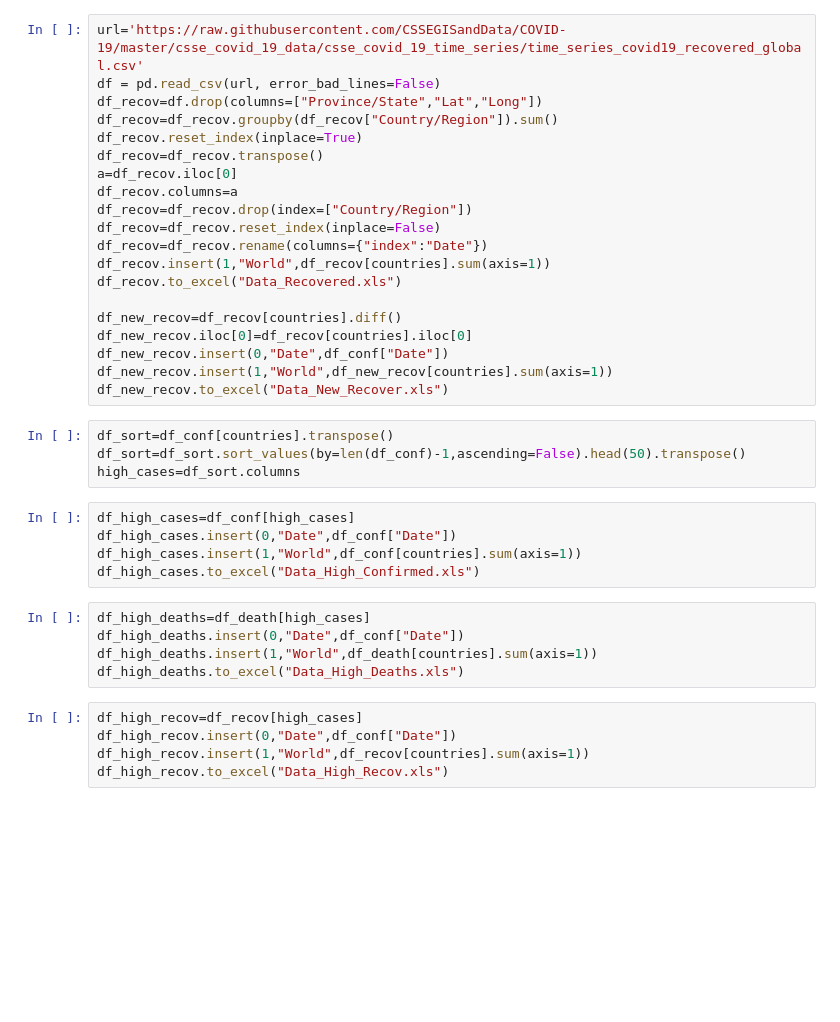
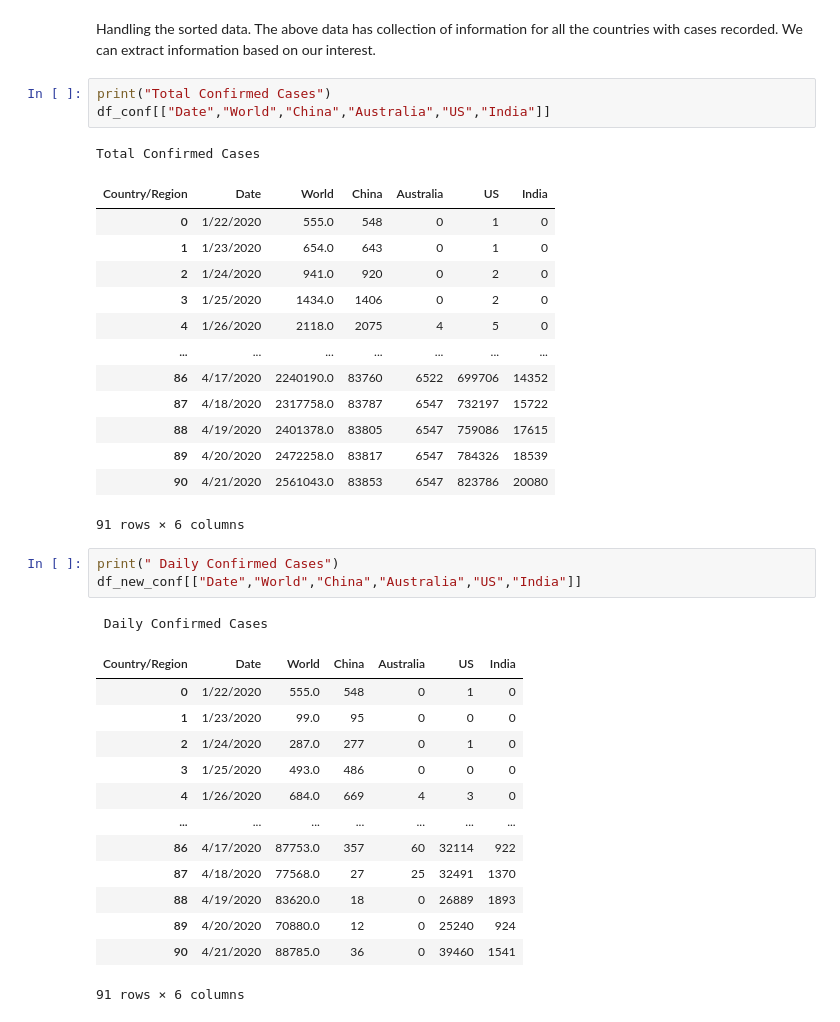
Before and after one commit to Tejaswi2737/Covid_Data_Extraction, a Jupyter notebook: blog.ipynb, the cells around one changed output. Drawn from its saved outputs; the diff is of its cells as text; blank space fills up the shorter version.

```diff
--- a/blog.ipynb
+++ b/blog.ipynb
@@ -62,39 +161,39 @@ df_new_deaths.to_excel("Data_New_Deaths.xls")
-# %%
-url='https://raw.githubusercontent.com/CSSEGISandData/COVID-19/master/csse_covid_19_data/csse_covid_19_time_series/time_series_covid19_recovered_global.csv'
-df = pd.read_csv(url, error_bad_lines=False)
-df_recov=df.drop(columns=["Province/State","Lat","Long"])
-df_recov=df_recov.groupby(df_recov["Country/Region"]).sum()
-df_recov.reset_index(inplace=True)
-df_recov=df_recov.transpose()
-a=df_recov.iloc[0]
-df_recov.columns=a
-df_recov=df_recov.drop(index=["Country/Region"])
-df_recov=df_recov.reset_index(inplace=False)
-df_recov=df_recov.rename(columns={"index":"Date"})
-df_recov.insert(1,"World",df_recov[countries].sum(axis=1))
-df_recov.to_excel("Data_Recovered.xls")
-
-df_new_recov=df_recov[countries].diff()
-df_new_recov.iloc[0]=df_recov[countries].iloc[0]
-df_new_recov.insert(0,"Date",df_conf["Date"])
-df_new_recov.insert(1,"World",df_new_recov[countries].sum(axis=1))
-df_new_recov.to_excel("Data_New_Recover.xls")
-# %%
-df_sort=df_conf[countries].transpose()
-df_sort=df_sort.sort_values(by=len(df_conf)-1,ascending=False).head(50).transpose()
-high_cases=df_sort.columns
-# %%
-df_high_cases=df_conf[high_cases]
-df_high_cases.insert(0,"Date",df_conf["Date"])
-df_high_cases.insert(1,"World",df_conf[countries].sum(axis=1))
-df_high_cases.to_excel("Data_High_Confirmed.xls")
-# %%
-df_high_deaths=df_death[high_cases]
-df_high_deaths.insert(0,"Date",df_conf["Date"])
-df_high_deaths.insert(1,"World",df_death[countries].sum(axis=1))
-df_high_deaths.to_excel("Data_High_Deaths.xls")
-# %%
-df_high_recov=df_recov[high_cases]
-df_high_recov.insert(0,"Date",df_conf["Date"])
-df_high_recov.insert(1,"World",df_recov[countries].sum(axis=1))
-df_high_recov.to_excel("Data_High_Recov.xls")
+# %% [markdown]
+Handling the sorted data.
+The above data has collection of information for all the countries with cases recorded. We can extract information based on our interest.
+# %%
+print("Total Confirmed Cases")
+df_conf[["Date","World","China","Australia","US","India"]]
+# %% [output]
+Total Confirmed Cases
+| Country/Region | Date | World | China | Australia | US | India |
+| 0 | 1/22/2020 | 555.0 | 548 | 0 | 1 | 0 |
+| 1 | 1/23/2020 | 654.0 | 643 | 0 | 1 | 0 |
+| 2 | 1/24/2020 | 941.0 | 920 | 0 | 2 | 0 |
+| 3 | 1/25/2020 | 1434.0 | 1406 | 0 | 2 | 0 |
+| 4 | 1/26/2020 | 2118.0 | 2075 | 4 | 5 | 0 |
+| ... | ... | ... | ... | ... | ... | ... |
+| 86 | 4/17/2020 | 2240190.0 | 83760 | 6522 | 699706 | 14352 |
+| 87 | 4/18/2020 | 2317758.0 | 83787 | 6547 | 732197 | 15722 |
+| 88 | 4/19/2020 | 2401378.0 | 83805 | 6547 | 759086 | 17615 |
+| 89 | 4/20/2020 | 2472258.0 | 83817 | 6547 | 784326 | 18539 |
+| 90 | 4/21/2020 | 2561043.0 | 83853 | 6547 | 823786 | 20080 |
+91 rows × 6 columns
+# %%
+print(" Daily Confirmed Cases")
+df_new_conf[["Date","World","China","Australia","US","India"]]
+# %% [output]
+ Daily Confirmed Cases
+| Country/Region | Date | World | China | Australia | US | India |
+| 0 | 1/22/2020 | 555.0 | 548 | 0 | 1 | 0 |
+| 1 | 1/23/2020 | 99.0 | 95 | 0 | 0 | 0 |
+| 2 | 1/24/2020 | 287.0 | 277 | 0 | 1 | 0 |
+| 3 | 1/25/2020 | 493.0 | 486 | 0 | 0 | 0 |
+| 4 | 1/26/2020 | 684.0 | 669 | 4 | 3 | 0 |
+| ... | ... | ... | ... | ... | ... | ... |
+| 86 | 4/17/2020 | 87753.0 | 357 | 60 | 32114 | 922 |
+| 87 | 4/18/2020 | 77568.0 | 27 | 25 | 32491 | 1370 |
+| 88 | 4/19/2020 | 83620.0 | 18 | 0 | 26889 | 1893 |
+| 89 | 4/20/2020 | 70880.0 | 12 | 0 | 25240 | 924 |
+| 90 | 4/21/2020 | 88785.0 | 36 | 0 | 39460 | 1541 |
+91 rows × 6 columns
```
Also changed, not shown: parts of 19 cells of this notebook.
